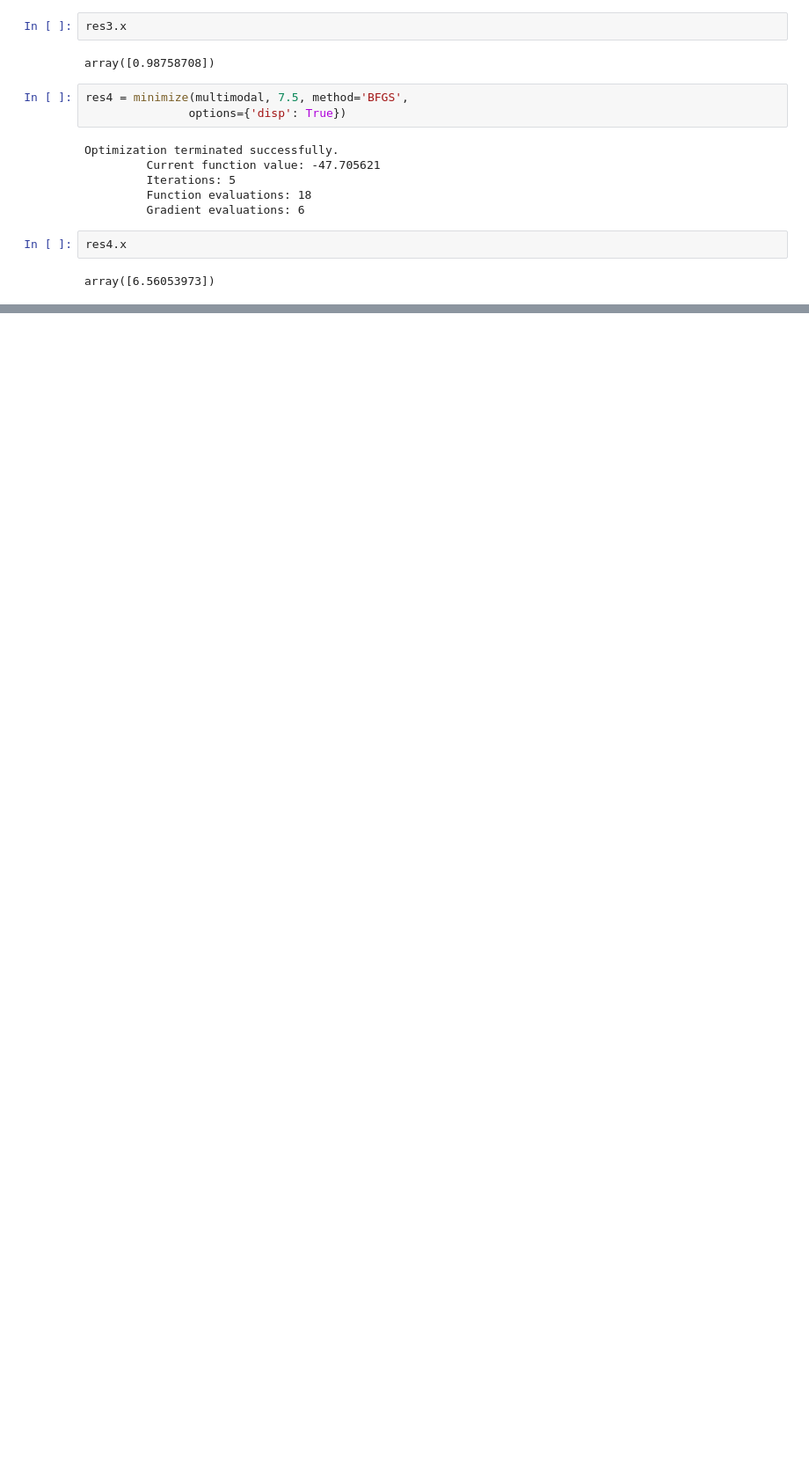
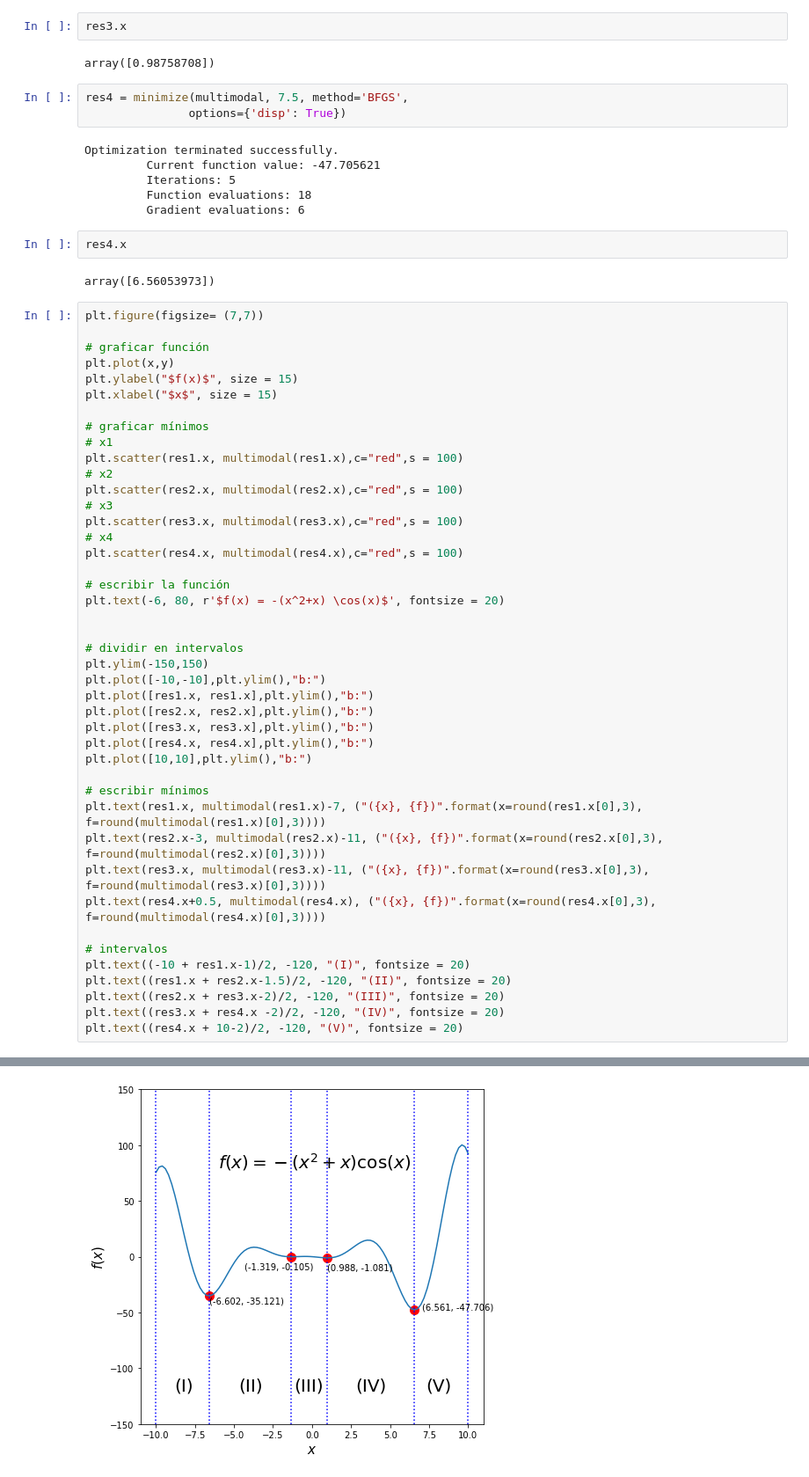
Before and after one commit to JuanM-GG/modelos-tesis, a Jupyter notebook: metaheuristicos.ipynb, the cells around one changed output, grey strips where cells are left out. Shown at 88% size. Saved outputs shown, nothing was run; the diff lists cells and outputs as text; blank space fills up the shorter version.

```diff
--- a/metaheuristicos.ipynb
+++ b/metaheuristicos.ipynb
@@ -135,3 +162,47 @@ Optimization terminated successfully.
 res4.x
 # %% [output]
 array([6.56053973])
+# %%
+plt.figure(figsize= (7,7))
+
+# graficar función
+plt.plot(x,y)
+plt.ylabel("$f(x)$", size = 15)
+plt.xlabel("$x$", size = 15)
+
+# graficar mínimos
+# x1
+plt.scatter(res1.x, multimodal(res1.x),c="red",s = 100)
+# x2
+plt.scatter(res2.x, multimodal(res2.x),c="red",s = 100)
+# x3
+plt.scatter(res3.x, multimodal(res3.x),c="red",s = 100)
+# x4
+plt.scatter(res4.x, multimodal(res4.x),c="red",s = 100)
+
+# escribir la función
+plt.text(-6, 80, r'$f(x) = -(x^2+x) \cos(x)$', fontsize = 20)
+
+
+# dividir en intervalos
+plt.ylim(-150,150)
+plt.plot([-10,-10],plt.ylim(),"b:")
+plt.plot([res1.x, res1.x],plt.ylim(),"b:")
+plt.plot([res2.x, res2.x],plt.ylim(),"b:")
+plt.plot([res3.x, res3.x],plt.ylim(),"b:")
+plt.plot([res4.x, res4.x],plt.ylim(),"b:")
+plt.plot([10,10],plt.ylim(),"b:")
+
+# escribir mínimos
+plt.text(res1.x, multimodal(res1.x)-7, ("({x}, {f})".format(x=round(res1.x[0],3), f=round(multimodal(res1.x)[0],3))))
+plt.text(res2.x-3, multimodal(res2.x)-11, ("({x}, {f})".format(x=round(res2.x[0],3), f=round(multimodal(res2.x)[0],3))))
+plt.text(res3.x, multimodal(res3.x)-11, ("({x}, {f})".format(x=round(res3.x[0],3), f=round(multimodal(res3.x)[0],3))))
+plt.text(res4.x+0.5, multimodal(res4.x), ("({x}, {f})".format(x=round(res4.x[0],3), f=round(multimodal(res4.x)[0],3))))
+
+# intervalos
+plt.text((-10 + res1.x-1)/2, -120, "(I)", fontsize = 20)
+plt.text((res1.x + res2.x-1.5)/2, -120, "(II)", fontsize = 20)
+plt.text((res2.x + res3.x-2)/2, -120, "(III)", fontsize = 20)
+plt.text((res3.x + res4.x -2)/2, -120, "(IV)", fontsize = 20)
+plt.text((res4.x + 10-2)/2, -120, "(V)", fontsize = 20)
+# %% [output]
@@ -137,0 +210 @@ array([6.56053973])
+[figure, added]
```
Also changed, not shown: parts of 16 cells of this notebook.
